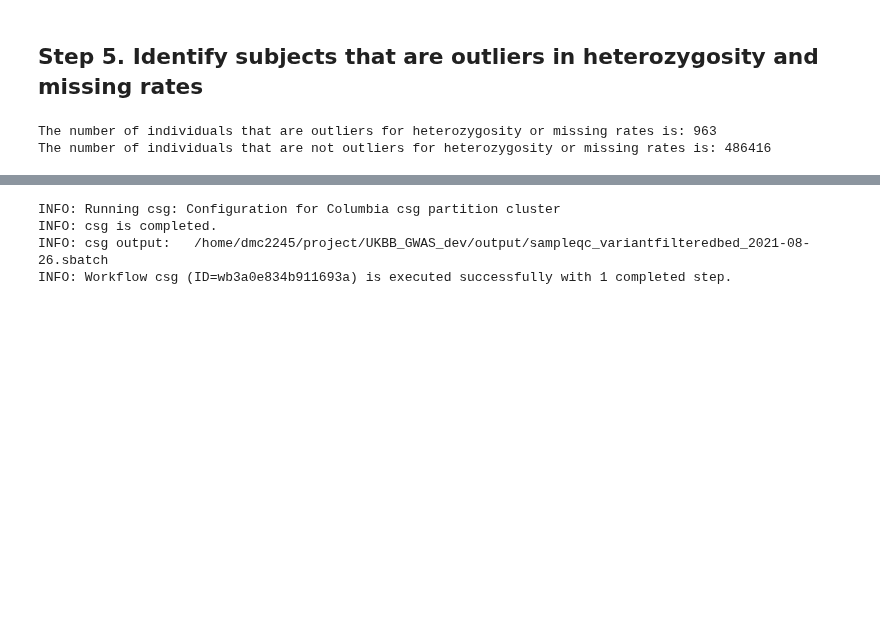
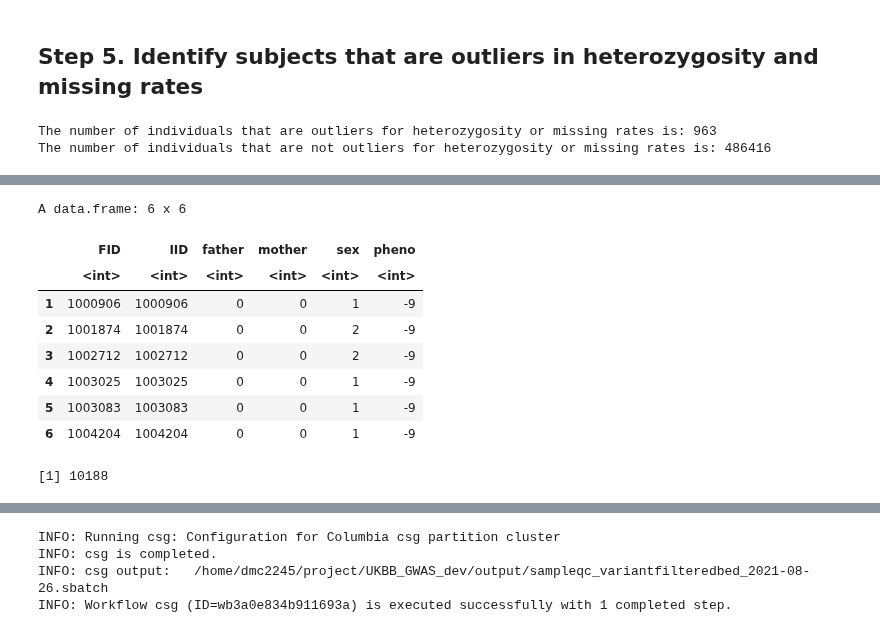
Before and after one commit to statgenetics/UKBB_GWAS_dev, a Jupyter notebook: workflow/UKBB_QC_genoarray.ipynb, the cells around one changed output, grey strips where cells are left out. Saved outputs shown, nothing was run; the diff lists cells and outputs as text; code cells hidden in the pictures; blank space fills up the shorter version.

```diff
--- a/workflow/UKBB_QC_genoarray.ipynb
+++ b/workflow/UKBB_QC_genoarray.ipynb
@@ -316,0 +590,14 @@ The number of individuals that are not outliers for heterozygosity or missing ra
+# %%
+head(asian_qc)
+nrow(asian_qc)
+# %% [output]
+A data.frame: 6 x 6
+|  | FID | IID | father | mother | sex | pheno |
+|  | <int> | <int> | <int> | <int> | <int> | <int> |
+| 1 | 1000906 | 1000906 | 0 | 0 | 1 | -9 |
+| 2 | 1001874 | 1001874 | 0 | 0 | 2 | -9 |
+| 3 | 1002712 | 1002712 | 0 | 0 | 2 | -9 |
+| 4 | 1003025 | 1003025 | 0 | 0 | 1 | -9 |
+| 5 | 1003083 | 1003083 | 0 | 0 | 1 | -9 |
+| 6 | 1004204 | 1004204 | 0 | 0 | 1 | -9 |
+[1] 10188
```
Also changed, not shown: parts of 57 cells of this notebook, 4 other files.
